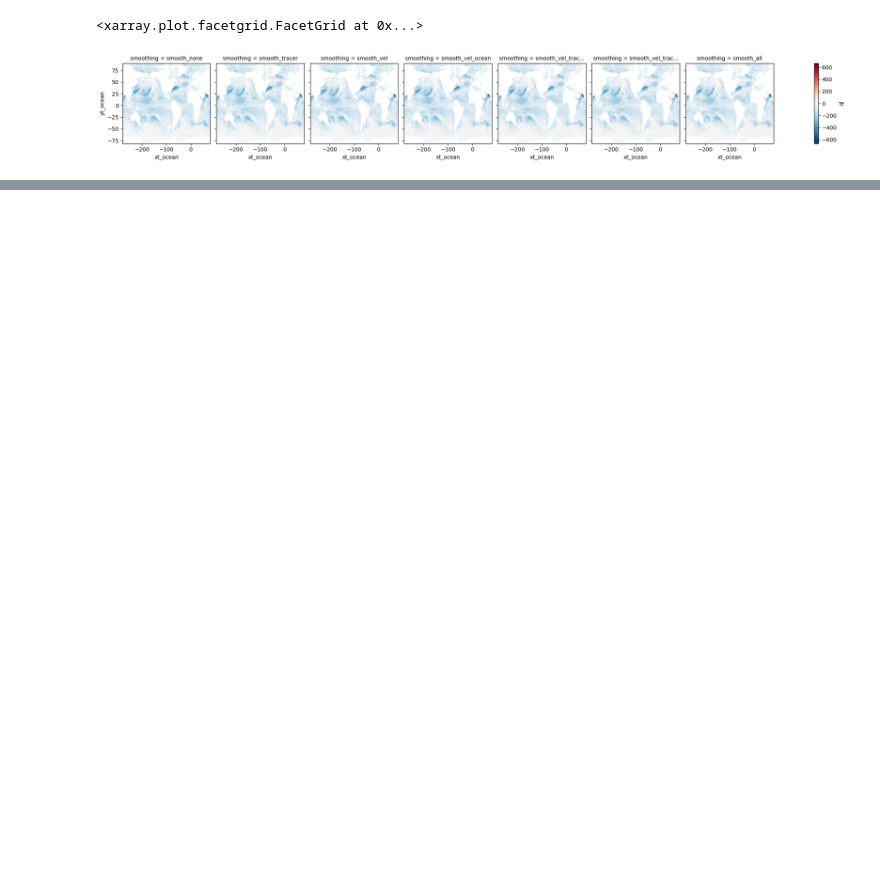
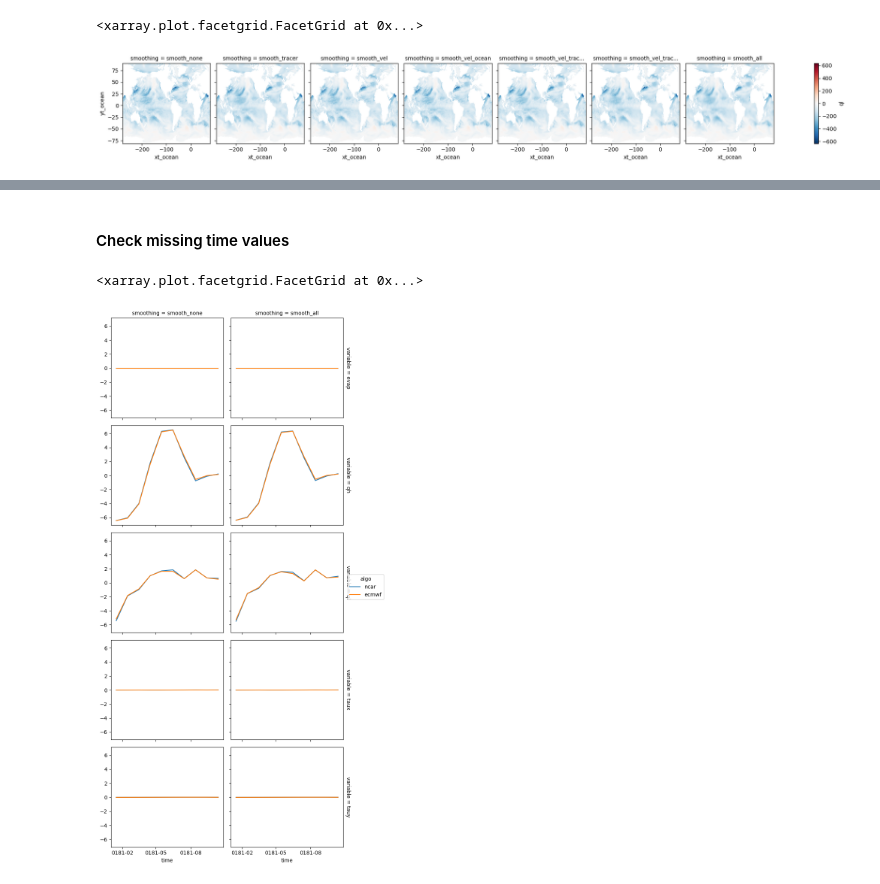
Before and after one commit to ocean-transport/scale-aware-air-sea, a Jupyter notebook: pipeline/step_2_cm26_calculate_fluxes.ipynb, the cells around one changed output, grey strips where cells are left out. Saved outputs shown, nothing was run; the diff lists cells and outputs as text; code cells hidden in the pictures; blank space fills up the shorter version.

```diff
--- a/pipeline/step_2_cm26_calculate_fluxes.ipynb
+++ b/pipeline/step_2_cm26_calculate_fluxes.ipynb
@@ -407,0 +541,4 @@ ds_sample['ql'].isel(algo=0, time=0).plot(col='smoothing')
+# %%
+# reload the coarsened flux data
+ds_reload_coarse = open_zarr(mapper_coarse_fluxes)
+ds_reload_coarse
@@ -407,0 +612,8 @@ ds_sample['ql'].isel(algo=0, time=0).plot(col='smoothing')
+# %% [markdown]
+#### Check missing time values
+# %%
+da_plot_coarse = ds_reload_coarse.weighted(ds_reload_coarse.area_t).mean(['xt_ocean', 'yt_ocean']).to_array().load()
+(da_plot_coarse-da_plot_coarse.mean('time')).coarsen(time=30, boundary='trim').mean().plot(hue='algo', col='smoothing', row='variable')
+# %% [output]
+<xarray.plot.facetgrid.FacetGrid at 0x...>
+[figure, added]
```
Also changed, not shown: parts of 36 cells of this notebook, 5 other files.
